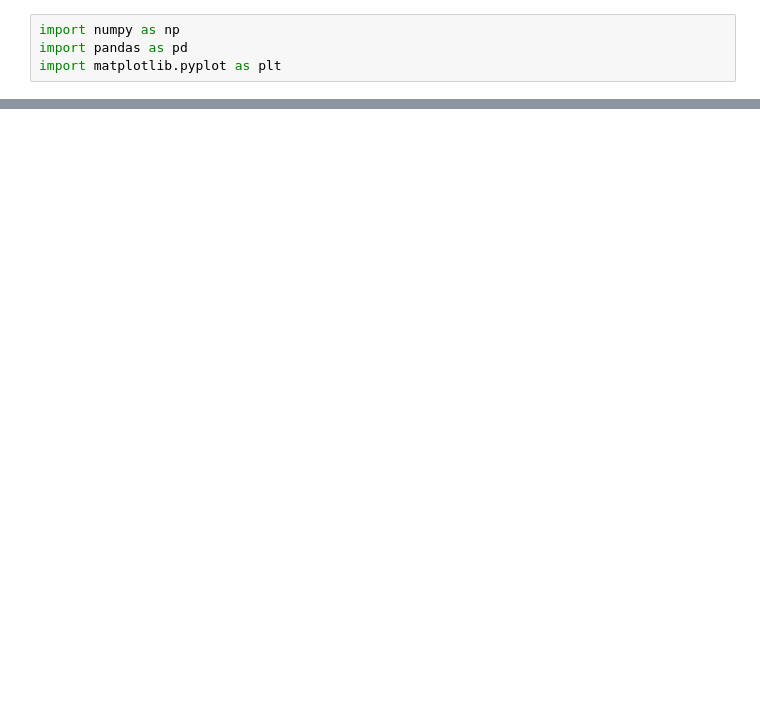
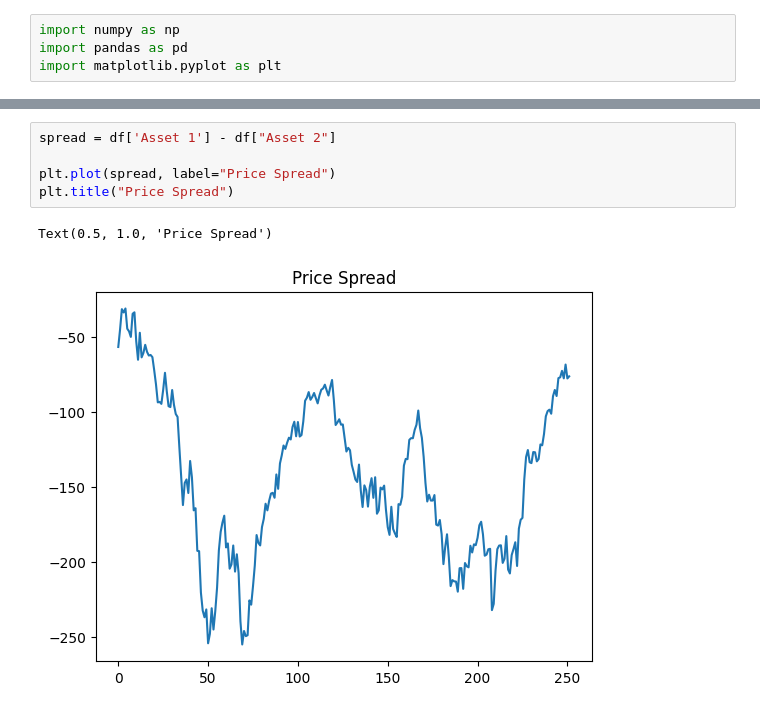
Before and after one commit to dradoncic/crypto_analysis, a Jupyter notebook: src/cycle_analysis.ipynb, the cells around one changed output, grey strips where cells are left out. Saved outputs shown, nothing was run; the diff lists cells and outputs as text; blank space fills up the shorter version.

```diff
--- a/src/cycle_analysis.ipynb
+++ b/src/cycle_analysis.ipynb
@@ -23 +23,9 @@ df
 252 rows × 2 columns
+# %%
+spread = df['Asset 1'] - df["Asset 2"]
+
+plt.plot(spread, label="Price Spread")
+plt.title("Price Spread")
+# %% [output]
+Text(0.5, 1.0, 'Price Spread')
+[figure, added]
```
Also changed, not shown: parts of 11 cells of this notebook, 5 other files.
